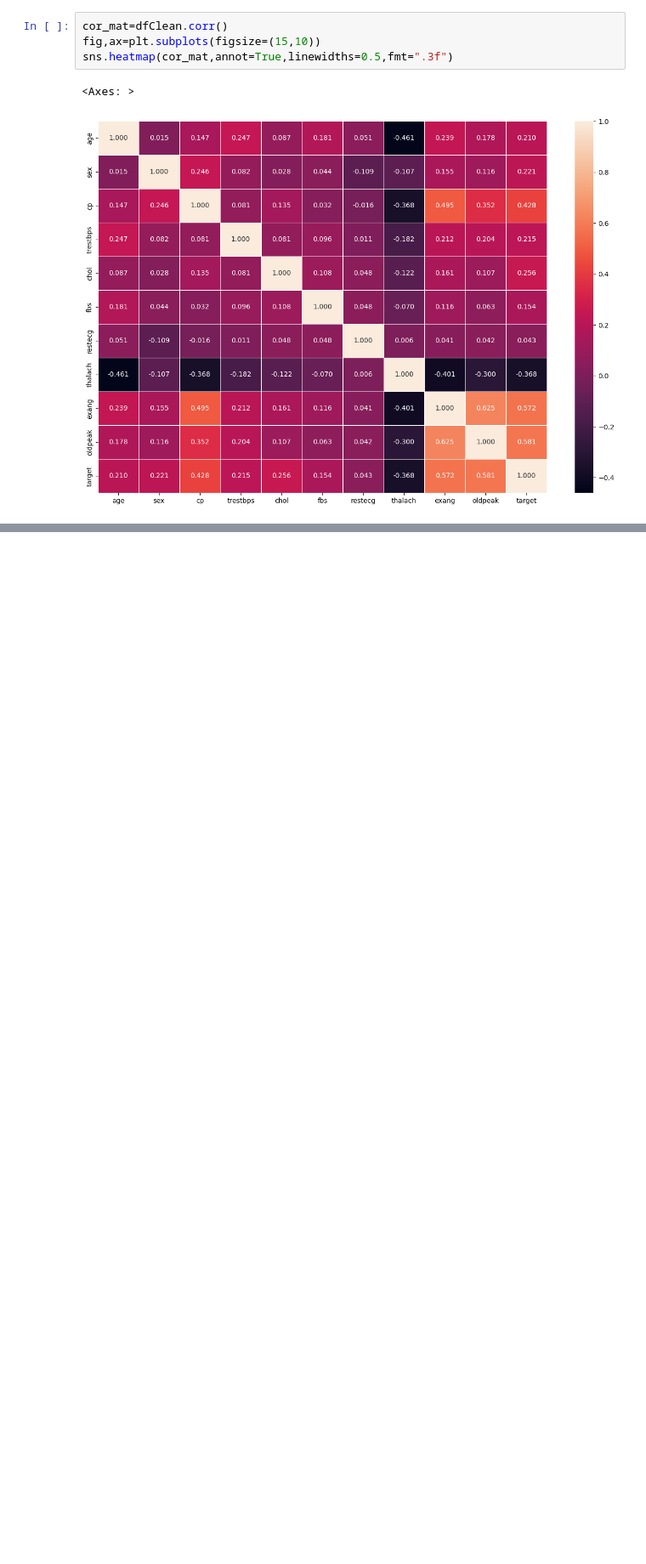
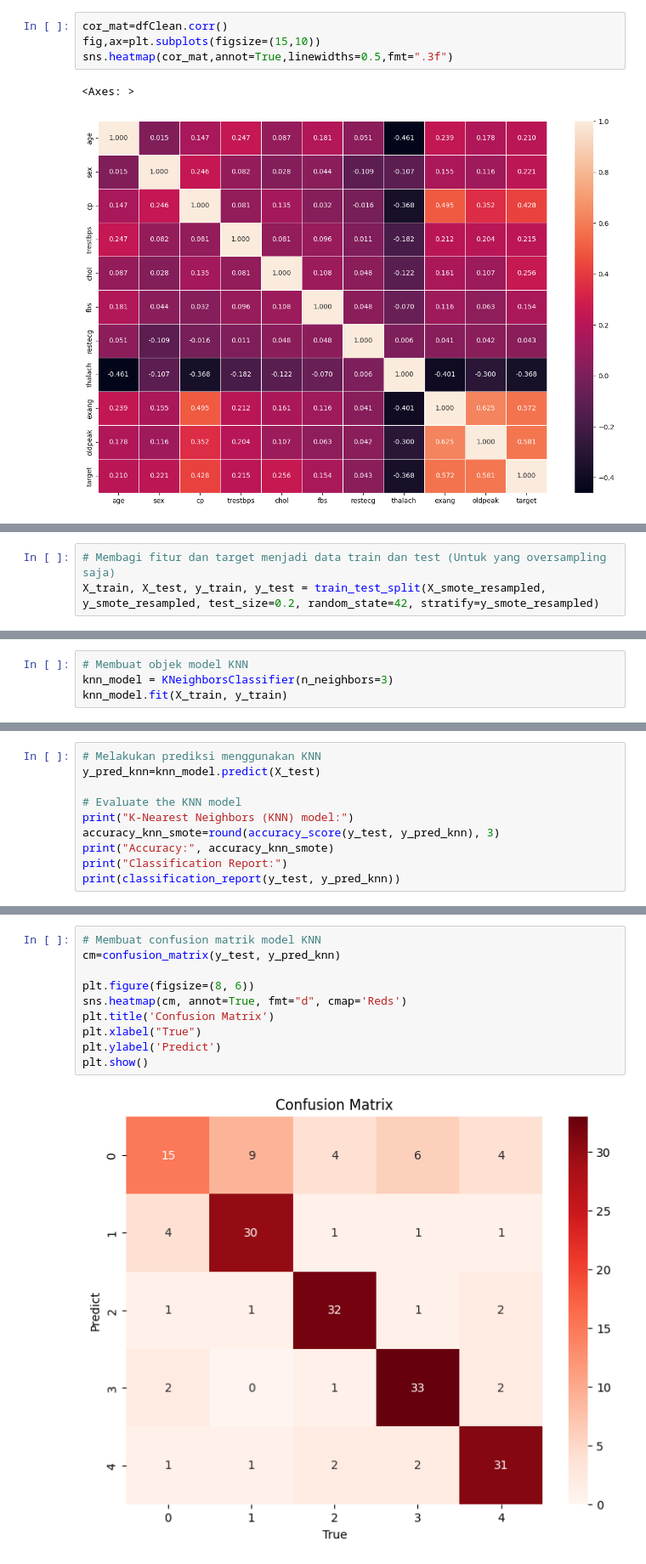
Before and after one commit to Primadya/bimbingan_karir, a Jupyter notebook: BK_Hungarian_Nauval_Dwi_Primadya.ipynb, the cells around one changed output, grey strips where cells are left out. Shown at 85% size. Cells and saved outputs as stored; diff of their text form; blank space fills up the shorter version.

```diff
--- a/BK_Hungarian_Nauval_Dwi_Primadya.ipynb
+++ b/BK_Hungarian_Nauval_Dwi_Primadya.ipynb
@@ -456,0 +623,3 @@ sns.heatmap(cor_mat,annot=True,linewidths=0.5,fmt=".3f")
+# %%
+# Membagi fitur dan target menjadi data train dan test (Untuk yang oversampling saja)
+X_train, X_test, y_train, y_test = train_test_split(X_smote_resampled, y_smote_resampled, test_size=0.2, random_state=42, stratify=y_smote_resampled)
@@ -456,0 +679,4 @@ sns.heatmap(cor_mat,annot=True,linewidths=0.5,fmt=".3f")
+# %%
+# Membuat objek model KNN
+knn_model = KNeighborsClassifier(n_neighbors=3)
+knn_model.fit(X_train, y_train)
@@ -456,0 +691,10 @@ sns.heatmap(cor_mat,annot=True,linewidths=0.5,fmt=".3f")
+# %%
+# Melakukan prediksi menggunakan KNN
+y_pred_knn=knn_model.predict(X_test)
+
+# Evaluate the KNN model
+print("K-Nearest Neighbors (KNN) model:")
+accuracy_knn_smote=round(accuracy_score(y_test, y_pred_knn), 3)
+print("Accuracy:", accuracy_knn_smote)
+print("Classification Report:")
+print(classification_report(y_test, y_pred_knn))
@@ -456,0 +727,12 @@ sns.heatmap(cor_mat,annot=True,linewidths=0.5,fmt=".3f")
+# %%
+# Membuat confusion matrik model KNN
+cm=confusion_matrix(y_test, y_pred_knn)
+
+plt.figure(figsize=(8, 6))
+sns.heatmap(cm, annot=True, fmt="d", cmap='Reds')
+plt.title('Confusion Matrix')
+plt.xlabel("True")
+plt.ylabel('Predict')
+plt.show()
+# %% [output]
+[figure, added]
```
Also changed, not shown: parts of 114 cells of this notebook.
